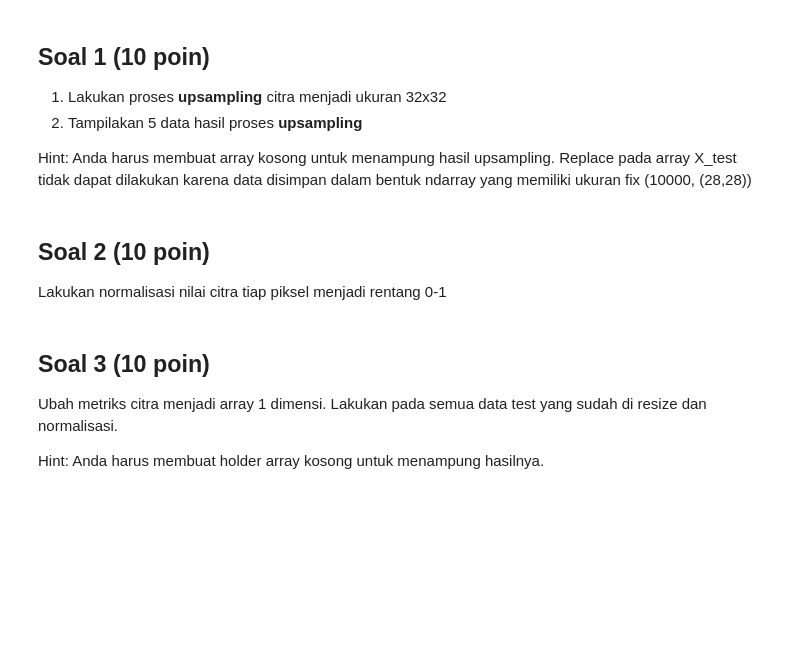
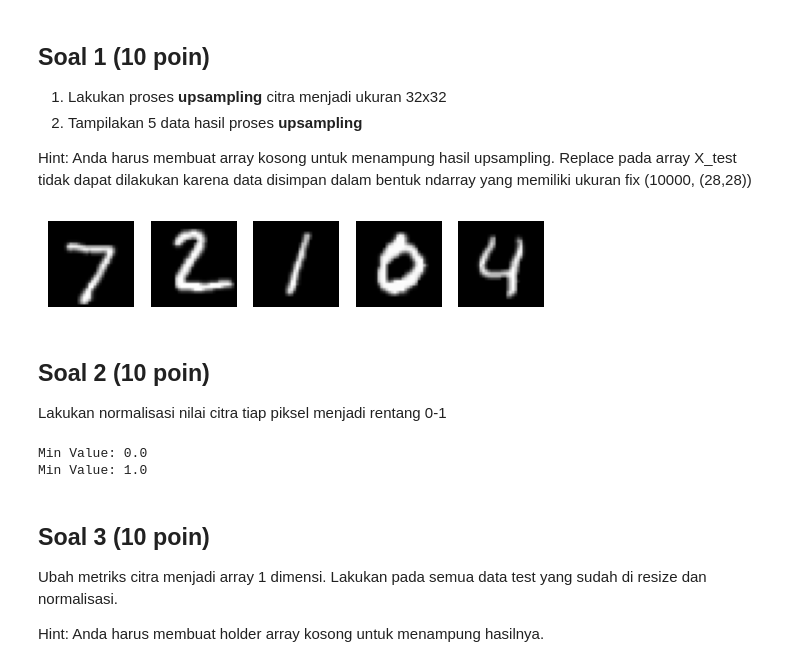
Before and after one commit to rafiirajendra/PembelajaranMesin, a Jupyter notebook: JS04_SOAL_KUIS1_ML.ipynb, the cells around one changed output. Drawn from its saved outputs; the diff is of its cells as text; code cells hidden in the pictures; blank space fills up the shorter version.

```diff
--- a/JS04_SOAL_KUIS1_ML.ipynb
+++ b/JS04_SOAL_KUIS1_ML.ipynb
@@ -369,3 +392,25 @@ Hint: Anda harus membuat array kosong untuk menampung hasil upsampling. Replace
+# %%
+# Jawab Soal 1
+# Kerjakan pada cell ini
+# Anda diperbolehkan menambah cell jika diperlukan
+
+import cv2
+
+X_test_up = np.zeros((X_test.shape[0],32,32))
+
+#umsampling
+for i in range(X_test.shape[0]):
+  X_test_up[i] = cv2.resize(X_test[i], (32,32))
+
+#menampilkan 5 data hasil proses umsampling
+plt.figure()
+for i in range(5):
+  plt.subplot(1,5,i+1)
+  plt.imshow(X_test_up[i], cmap="gray")
+  plt.axis("off")
+plt.show()
+# %% [output]
+[figure, added]
 # %% [markdown]
 ## Soal 2 (10 poin)
 Lakukan normalisasi nilai citra tiap piksel menjadi rentang 0-1
@@ -373,6 +418,14 @@ Lakukan normalisasi nilai citra tiap piksel menjadi rentang 0-1
 # Jawab Soal 2
 # Kerjakan pada cell ini
 # Anda diperbolehkan menambah cell jika diperlukan
+
+X_test_norm = X_test_up / 255
+
+print("Min Value:", X_test_norm.min())
+print("Min Value:", X_test_norm.max())
+# %% [output]
+Min Value: 0.0
+Min Value: 1.0
 # %% [markdown]
 ## Soal 3 (10 poin)
 Ubah metriks citra menjadi array 1 dimensi. Lakukan pada semua data test yang sudah di resize dan normalisasi.
```
Also changed, not shown: parts of 9 cells of this notebook.
